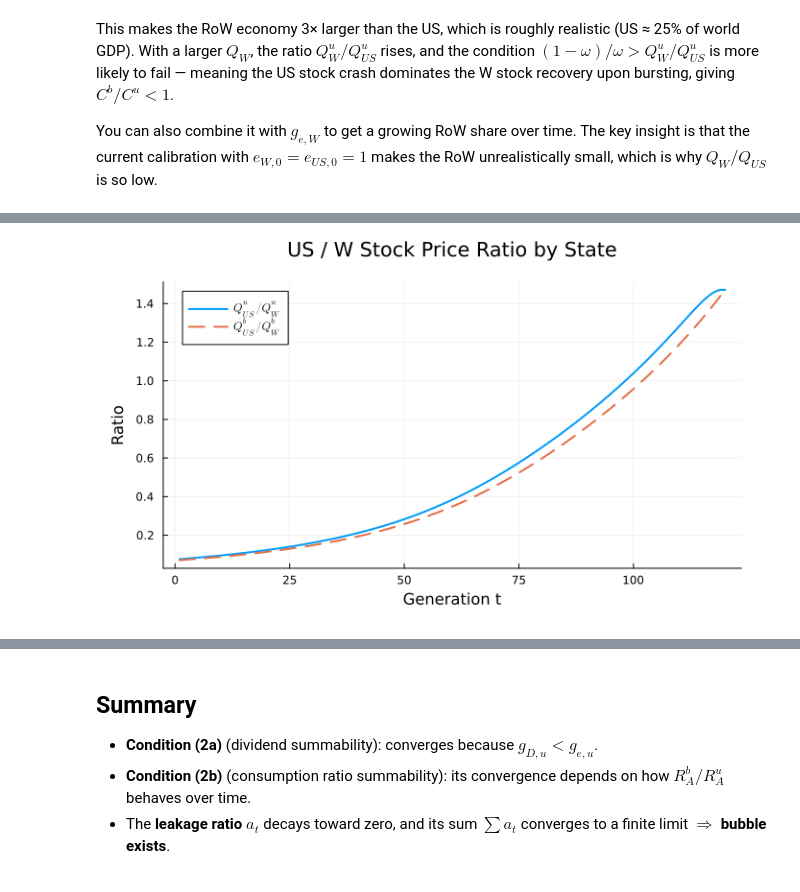
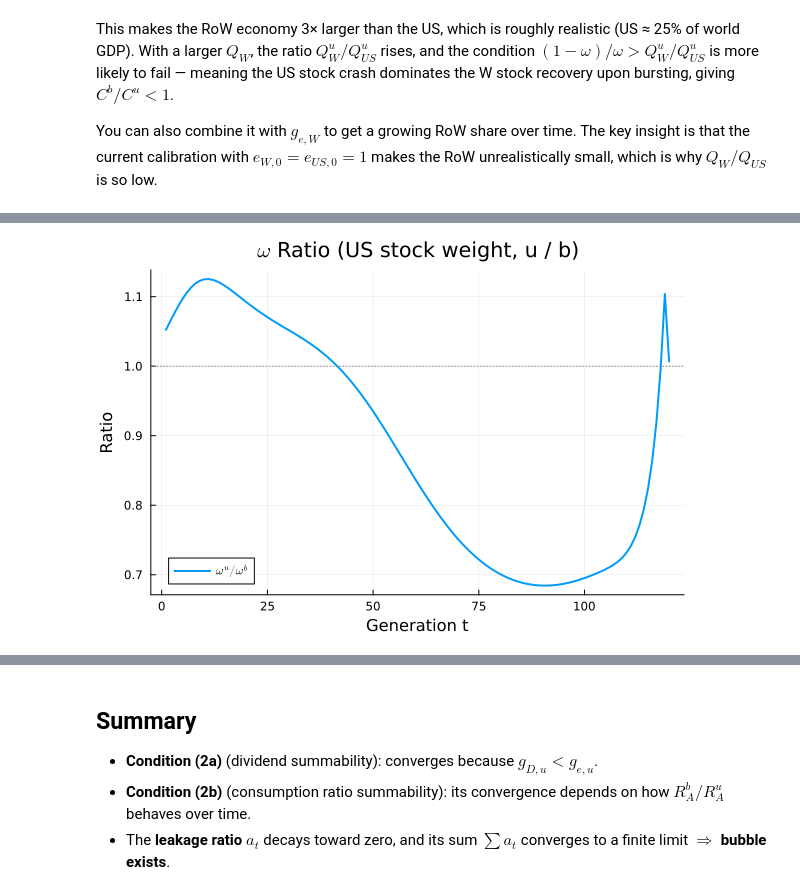
Before and after one commit to Cheng-Jipeng/Open_HKT, a Jupyter notebook: 04_bubble_diagnostics.ipynb, the cells around one changed output, grey strips where cells are left out. Drawn from its saved outputs; the diff is of its cells as text; code cells hidden in the pictures.

```diff
--- a/04_bubble_diagnostics.ipynb
+++ b/04_bubble_diagnostics.ipynb
@@ -333,0 +383,11 @@ Your intuition ("bursting should hurt") is correct for the **US stock component*
+# %%
+# ── Plot only ω_t^u against periods ──
+ω_u_vec = [u_path[t].ω for t in tt]
+
+ω_plot = plot(tt, ω_u_vec, lw=2,
+              xlabel="Period t",
+              ylabel=L"\omega_t^u",
+              label=L"\omega_t^u",
+              title="US Stock Portfolio Weight Across Periods")
+
+plot!(ω_plot, size=(700, 420), margin=5Plots.mm)
@@ -494,15 +569,20 @@ plot(sp1, sp2, layout=(1,2), size=(1000, 400), margin=5Plots.mm)
 # %%
 # ── Ratio of US to W Stock Prices in Each State ──
 ratio_u = Q_US_vec ./ Q_W_vec
 ratio_b = Q_US_b_vec ./ Q_W_b_vec
 
 rp = plot(tt, ratio_u, lw=2, label=L"Q_{US}^u / Q_W^u",
           xlabel="Generation t", ylabel="Ratio",
           title="US / W Stock Price Ratio by State")
 plot!(rp, tt, ratio_b, lw=2, ls=:dash, label=L"Q_{US}^b / Q_W^b")
 plot!(rp, size=(700, 400), margin=5Plots.mm)
+
+pw1 = plot(tt, ω_u_vec ./ ω_b_vec, lw=2, label=L"\omega^u / \omega^b",
+           xlabel="Generation t", ylabel="Ratio",
+           title=L"\omega"*" Ratio (US stock weight, u / b)")
+hline!(pw1, [1.0], ls=:dot, lc=:gray, label="")
 # %% [output]
-[figure, old version]
+[figure, new version]
 # %%
 # ── Old Consumption Component Ratios Across Two States ──
 # C_t^z = (Q_{US}^z + D_{US}) n_{US,t-1} + (Q_W^z + D_W) n_{W,t-1} + B_{US}^u
```
Also changed, not shown: parts of 15 cells of this notebook, 2 other files.
